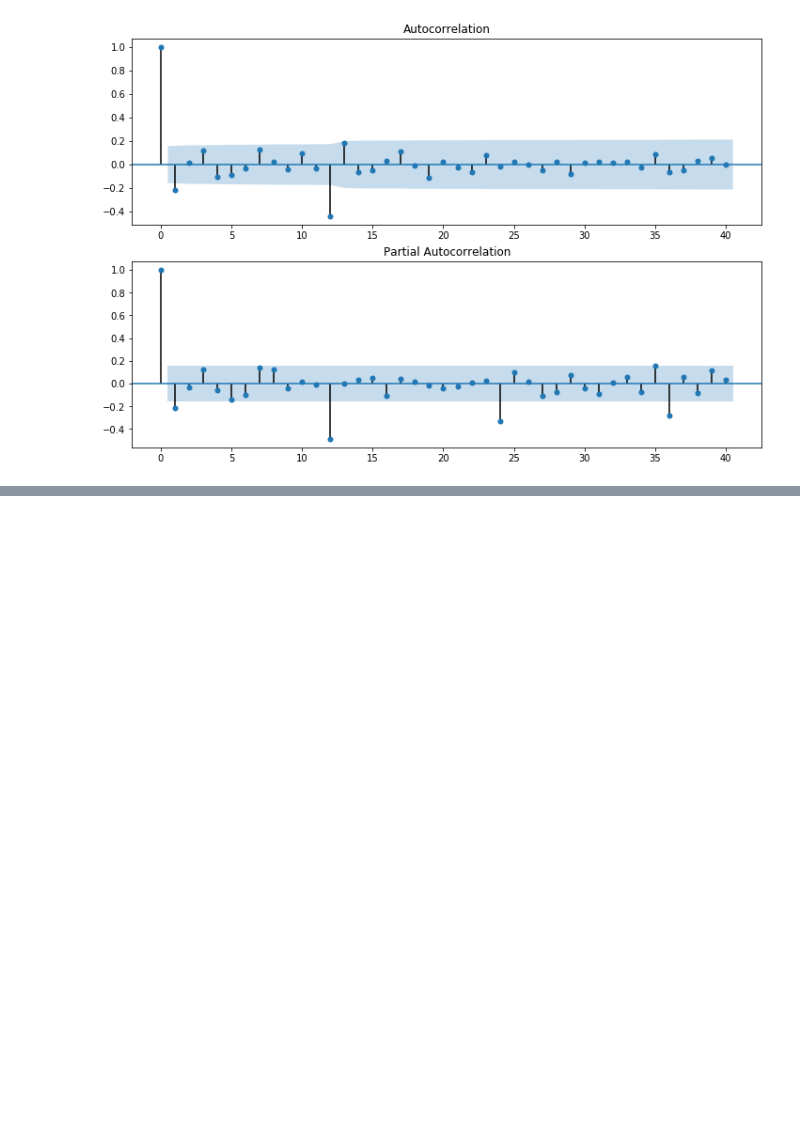
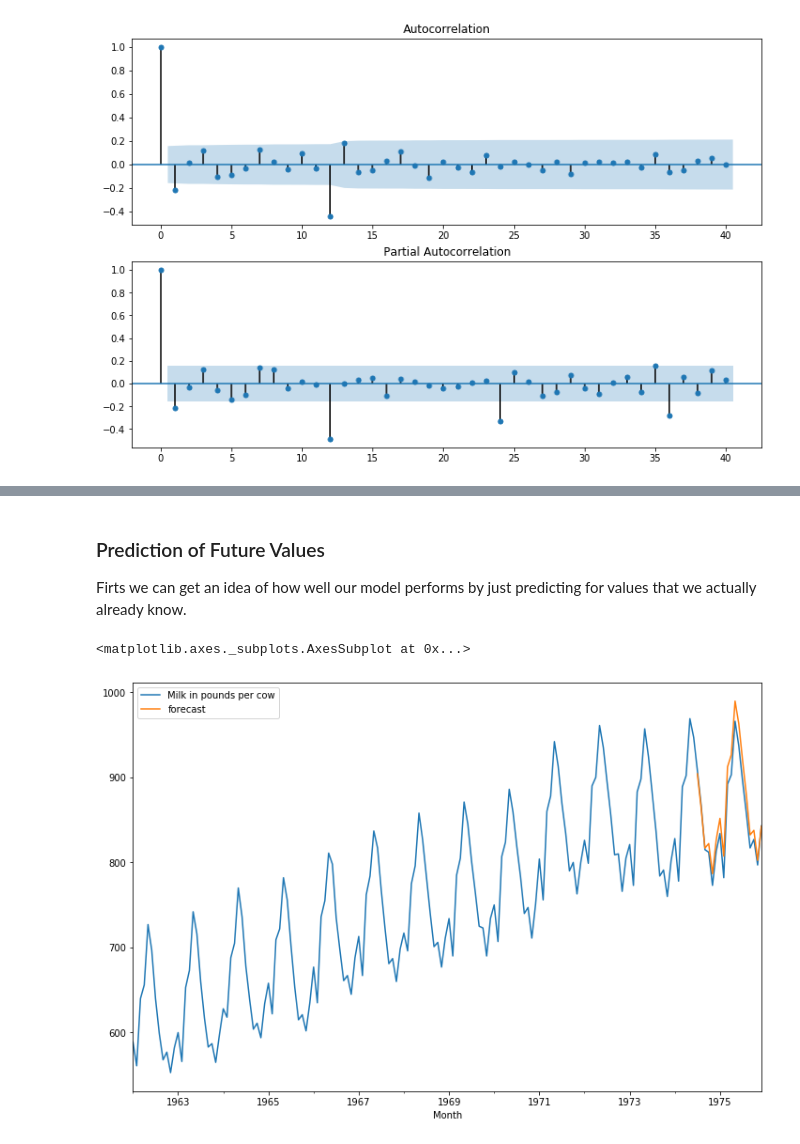
Before and after one commit to fagan2888/udemy-python-for-finance, a Jupyter notebook: time_series_analysis.ipynb, the cells around one changed output, grey strips where cells are left out. Drawn from its saved outputs; the diff is of its cells as text; code cells hidden in the pictures; blank space fills up the shorter version.

```diff
--- a/time_series_analysis.ipynb
+++ b/time_series_analysis.ipynb
@@ -579,0 +645,11 @@ fig = sm.graphics.tsa.plot_pacf(milk_production['Seasonal first difference'].ilo
+# %% [markdown]
+### Prediction of Future Values
+Firts we can get an idea of how well our model performs by just predicting for values that we actually already know.
+# %%
+milk_production['forecast'] = results.predict(start=150,
+                                              end=168,
+                                              dynamic=True)
+milk_production[['Milk in pounds per cow', 'forecast']].plot(figsize=(12, 8))
+# %% [output]
+<matplotlib.axes._subplots.AxesSubplot at 0x...>
+[figure, added]
```
Also changed, not shown: parts of 23 cells of this notebook.
